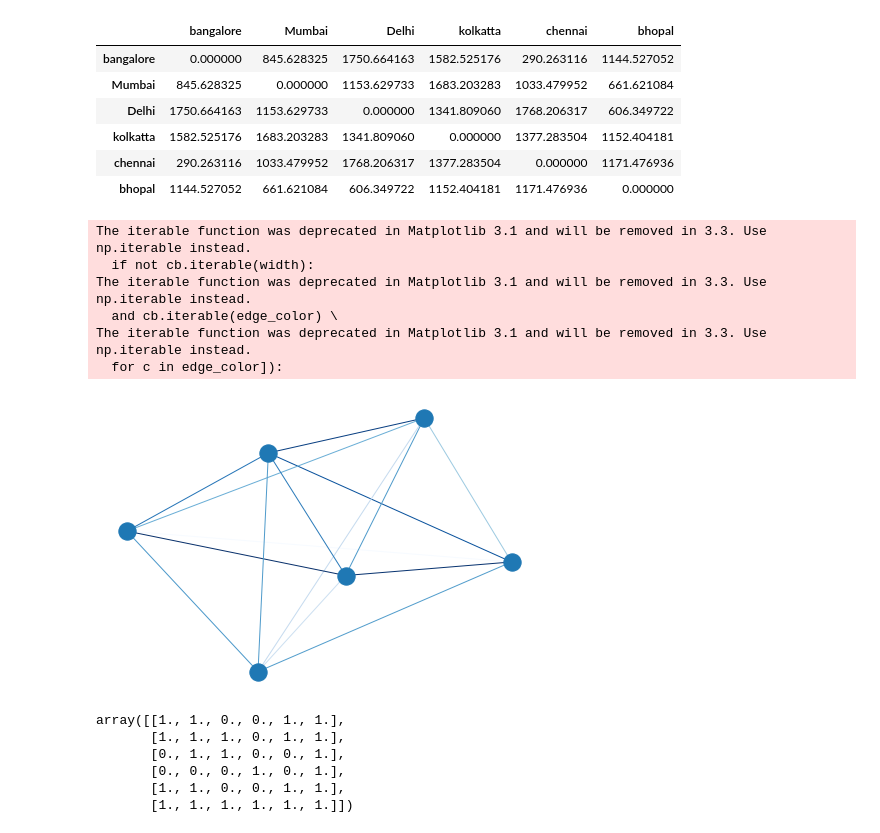
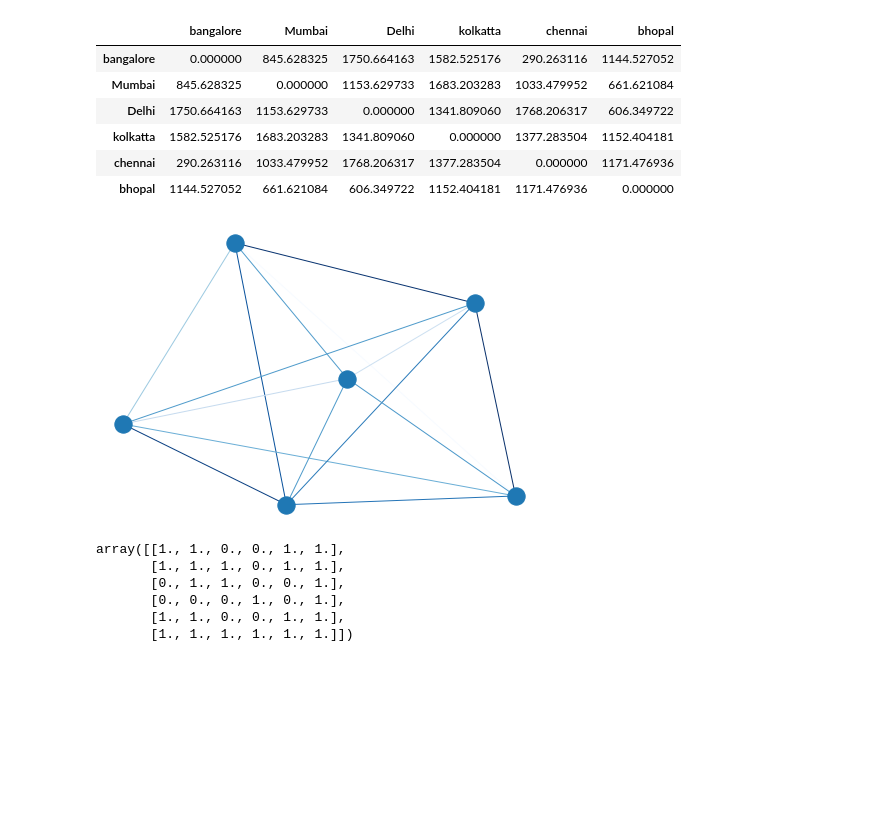
Before and after one commit to itzyushao/multi-task, a Jupyter notebook: Graph.ipynb, the cells around one changed output. Cells and saved outputs as stored; diff of their text form; code cells hidden in the pictures; blank space fills up the shorter version.

```diff
--- a/Graph.ipynb
+++ b/Graph.ipynb
@@ -50,8 +74,7 @@ array([[0.22639713, 1.35428125],
        [0.22833619, 1.40098801],
        [0.40596184, 1.35110475]])
 # %%
-df = pd.DataFrame(dist.pairwise(cities_df[['lat','lon']].to_numpy())*6373,  columns=cities_df.city.unique(), index=cities_df.city.unique())
-df
+df_dist_matrix = pd.DataFrame(dist.pairwise(cities_df[['lat','lon']].to_numpy())*6373,  columns=cities_df.city, index=cities_df.city)
 # %% [output]
 |  | bangalore | Mumbai | Delhi | kolkatta | chennai | bhopal |
 | bangalore | 0.000000 | 845.628325 | 1750.664163 | 1582.525176 | 290.263116 | 1144.527052 |
@@ -61,14 +84,8 @@ df
 | chennai | 290.263116 | 1033.479952 | 1768.206317 | 1377.283504 | 0.000000 | 1171.476936 |
 | bhopal | 1144.527052 | 661.621084 | 606.349722 | 1152.404181 | 1171.476936 | 0.000000 |
 # %%
-G = nx.from_numpy_matrix(df.values)
+G = nx.from_numpy_matrix(df_dist_matrix.values)
 nx.draw(G, edge_color = [i[2]['weight'] for i in G.edges(data=True)], edge_cmap = plt.cm.Blues)
 # %% [output]
-The iterable function was deprecated in Matplotlib 3.1 and will be removed in 3.3. Use np.iterable instead.
-  if not cb.iterable(width):
-The iterable function was deprecated in Matplotlib 3.1 and will be removed in 3.3. Use np.iterable instead.
-  and cb.iterable(edge_color) \
-The iterable function was deprecated in Matplotlib 3.1 and will be removed in 3.3. Use np.iterable instead.
-  for c in edge_color]):
-[figure, old version]
+[figure, new version]
 # %%
```
Also changed, not shown: parts of 12 cells of this notebook, 37 other files.
